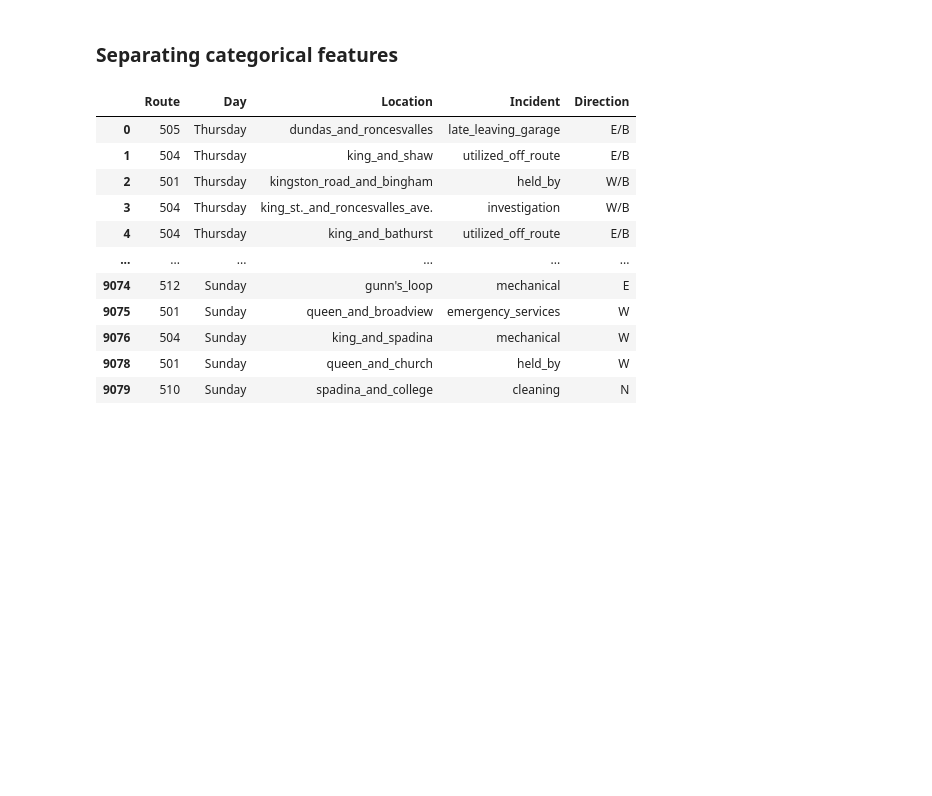
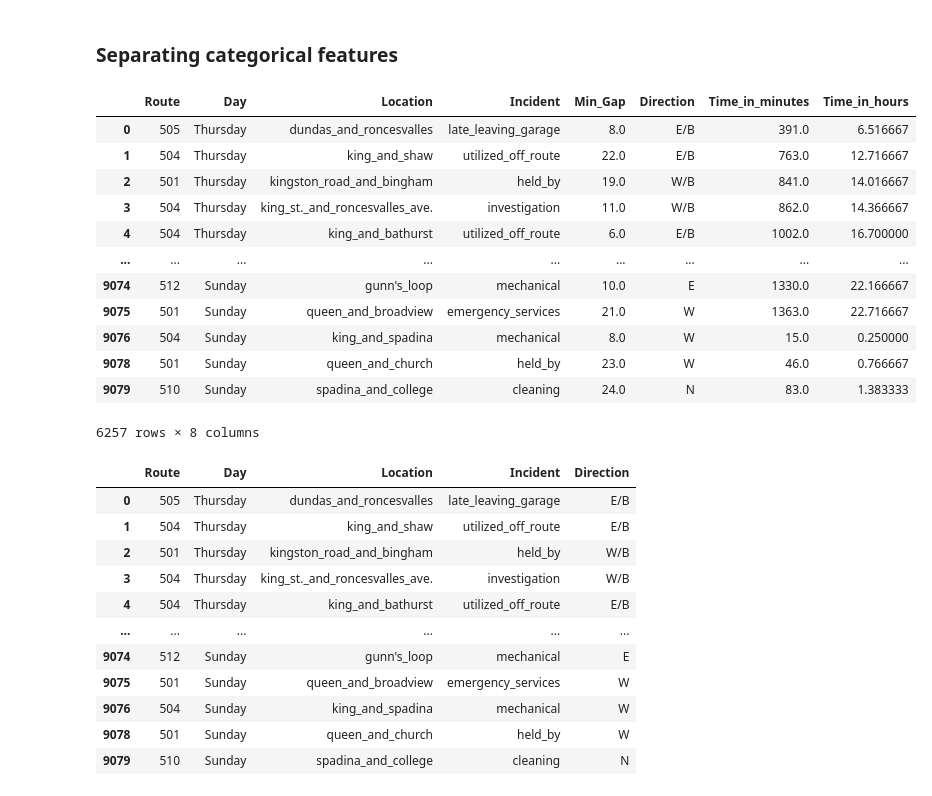
Before and after one commit to rachaellam/ML-ttc, a Jupyter notebook: ML-ttc-Regression.ipynb, the cells around one changed output. Cells and saved outputs as stored; diff of their text form; code cells hidden in the pictures; blank space fills up the shorter version.

```diff
--- a/ML-ttc-Regression.ipynb
+++ b/ML-ttc-Regression.ipynb
@@ -309,6 +309,22 @@ print(np.sqrt(mse))
 ## Classification Model - Simple Decision Tree
 # %% [markdown]
 ### Separating categorical features
+# %%
+train_X
+# %% [output]
+|  | Route | Day | Location | Incident | Min_Gap | Direction | Time_in_minutes | Time_in_hours |
+| 0 | 505 | Thursday | dundas_and_roncesvalles | late_leaving_garage | 8.0 | E/B | 391.0 | 6.516667 |
+| 1 | 504 | Thursday | king_and_shaw | utilized_off_route | 22.0 | E/B | 763.0 | 12.716667 |
+| 2 | 501 | Thursday | kingston_road_and_bingham | held_by | 19.0 | W/B | 841.0 | 14.016667 |
+| 3 | 504 | Thursday | king_st._and_roncesvalles_ave. | investigation | 11.0 | W/B | 862.0 | 14.366667 |
+| 4 | 504 | Thursday | king_and_bathurst | utilized_off_route | 6.0 | E/B | 1002.0 | 16.700000 |
+| ... | ... | ... | ... | ... | ... | ... | ... | ... |
+| 9074 | 512 | Sunday | gunn's_loop | mechanical | 10.0 | E | 1330.0 | 22.166667 |
+| 9075 | 501 | Sunday | queen_and_broadview | emergency_services | 21.0 | W | 1363.0 | 22.716667 |
+| 9076 | 504 | Sunday | king_and_spadina | mechanical | 8.0 | W | 15.0 | 0.250000 |
+| 9078 | 501 | Sunday | queen_and_church | held_by | 23.0 | W | 46.0 | 0.766667 |
+| 9079 | 510 | Sunday | spadina_and_college | cleaning | 24.0 | N | 83.0 | 1.383333 |
+6257 rows × 8 columns
 # %%
 cat_data = train_X.drop('Time_in_minutes', axis=1)
 cat_data = cat_data.drop('Time_in_hours', axis=1)
```
Also changed, not shown: parts of 7 cells of this notebook, 6 other files.
